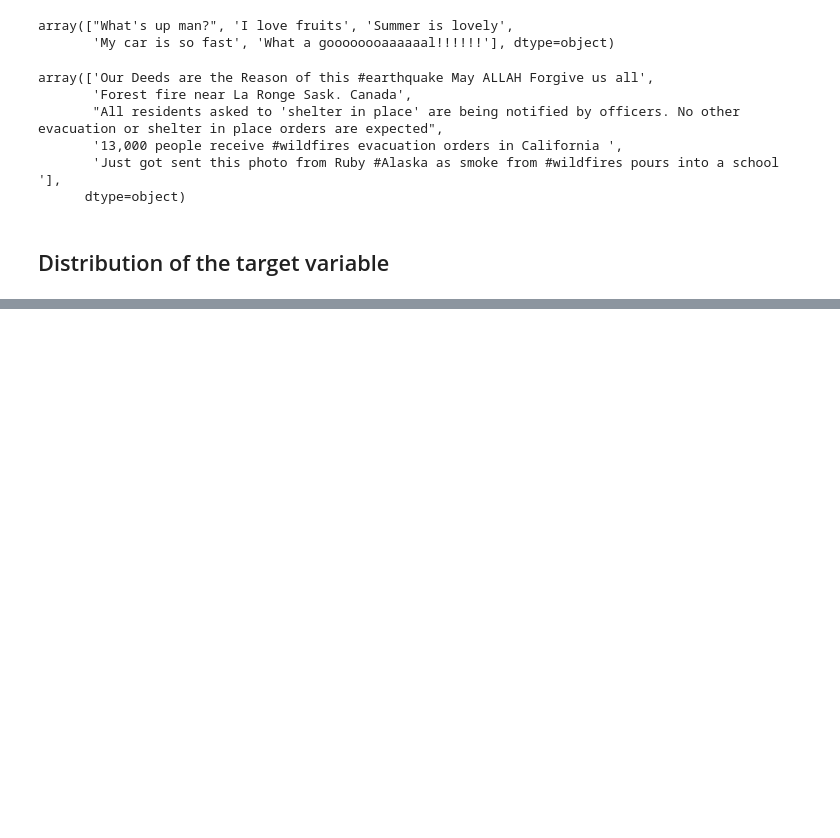
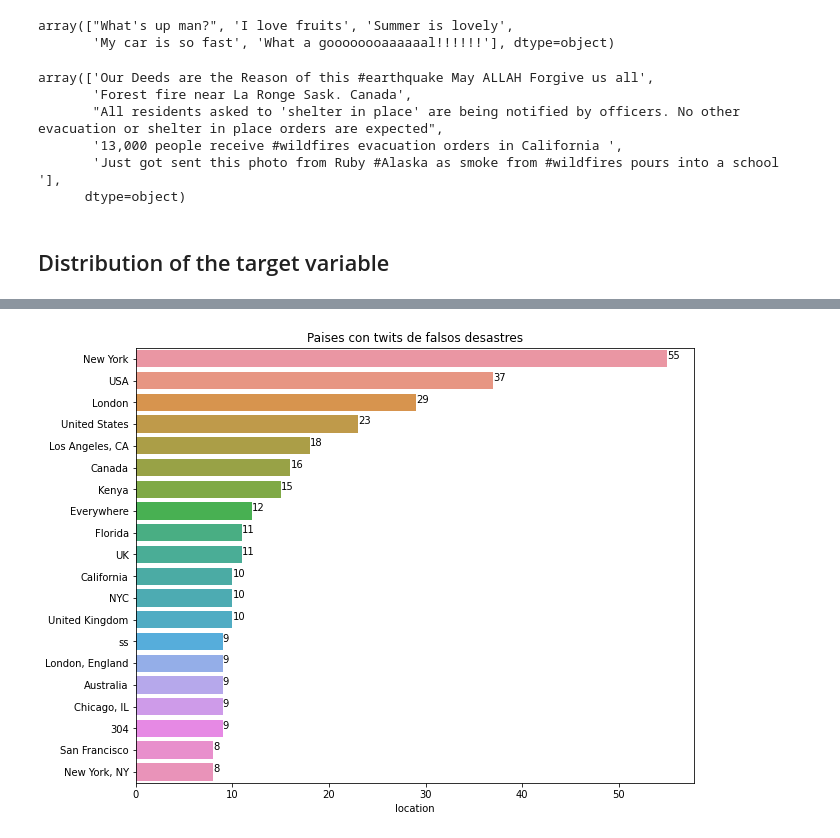
Before and after one commit to danieldhats7/NLP_with_Disaster_Tweets, a Jupyter notebook: notebooks/00_EDA.ipynb, the cells around one changed output, grey strips where cells are left out. Drawn from its saved outputs; the diff is of its cells as text; code cells hidden in the pictures; blank space fills up the shorter version.

```diff
--- a/notebooks/00_EDA.ipynb
+++ b/notebooks/00_EDA.ipynb
@@ -139,3 +139,3 @@ barplot(train, 'Datos Totales')
 # %%
 train_1 = train[train['target'] == 1]
-train_0 = train[train['target'] == 1]
+train_0 = train[train['target'] == 0]
@@ -152,0 +146,4 @@ sns.barplot(x=train_0['location'].value_counts()[:20],
+# %%
+barplot(train_0, 'Paises con twits de falsos desastres')
+# %% [output]
+[figure, added]
```
Also changed, not shown: parts of 7 cells of this notebook.
